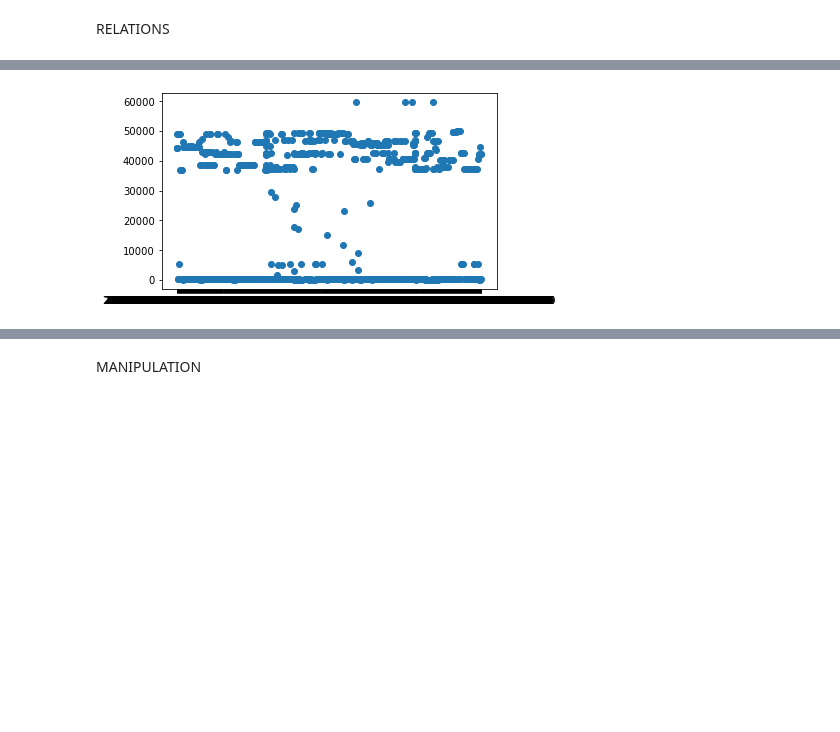
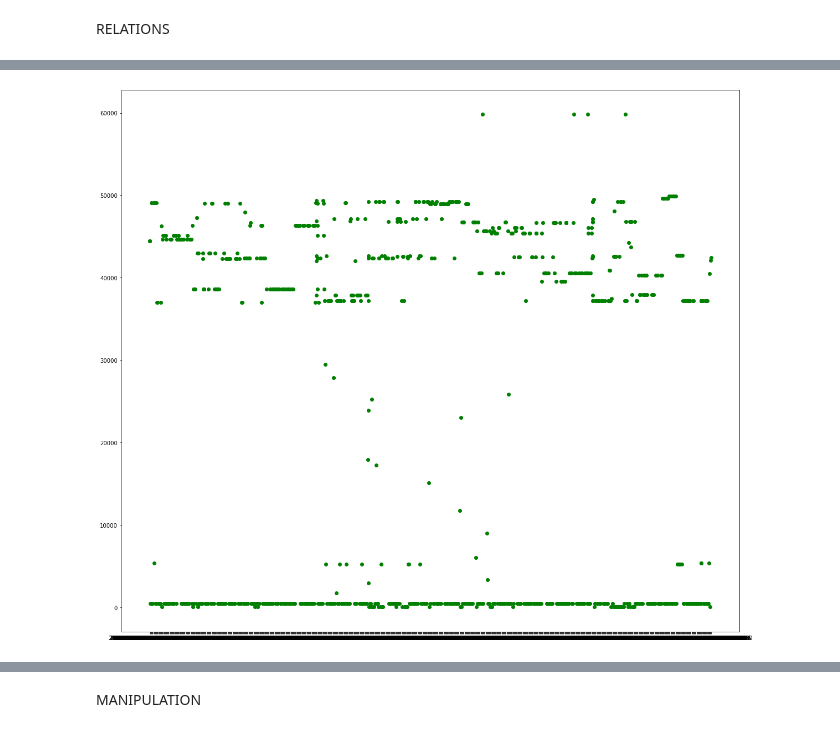
Before and after one commit to ghalibbajwa/Streaming-Detection-Using-Packet-Data, a Jupyter notebook: EDA.ipynb, the cells around one changed output, grey strips where cells are left out. Saved outputs shown, nothing was run; the diff lists cells and outputs as text; code cells hidden in the pictures; blank space fills up the shorter version.

```diff
--- a/EDA.ipynb
+++ b/EDA.ipynb
@@ -48,5 +91,3 @@ source port         368
 Absolute Time         0
 Cumulative Bytes      0
 dtype: int64
-# %%
-df=df[~df['source port'].isnull()].copy() # drop the rows with missing values
@@ -53,3 +103,6 @@ df=df[~df['source port'].isnull()].copy() # drop the rows with missing values
+# %%
+
+df['source port'].fillna(443,inplace=True) # fill the missing values with mode
 # %%
 print(df.isnull().sum()) # Re-check for missing values
 # %% [output]
@@ -61,8 +114,3 @@ source port         0
 Absolute Time       0
 Cumulative Bytes    0
 dtype: int64
-# %%
-label_encoder = preprocessing.LabelEncoder() # create a label encoder object
-
-df['Protocol']=label_encoder.fit_transform(df['Protocol']) # encode the protocol column, for later use
-print(df.head()['Protocol']) # check the encoded values
@@ -75,0 +123,22 @@ Name: Protocol, dtype: int32
+# %%
+
+#encoding the Protocol values
+df['Protocol']=df['Protocol'].replace('SSDP',1)
+df['Protocol']=df['Protocol'].replace('ARP',2)
+df['Protocol']=df['Protocol'].replace('TLSv1.2',3)
+df['Protocol']=df['Protocol'].replace('TCP',4)
+df['Protocol']=df['Protocol'].replace('MDNS',5)
+df['Protocol']=df['Protocol'].replace('DNS',6)
+df['Protocol']=df['Protocol'].replace('QUIC',7)
+df['Protocol']=df['Protocol'].replace('TLSv1.3',8)
+df['Protocol']=df['Protocol'].replace('IGMPv3',9)
+df['Protocol']=df['Protocol'].replace('SSL',10)
+df['Protocol']=df['Protocol'].replace('HTTP',11)
+df['Protocol']=df['Protocol'].replace('SSLv2',12)
+df['Protocol']=df['Protocol'].replace('ICMP',13)
+df['Protocol']=df['Protocol'].replace('NBNS',14)
+df['Protocol']=df['Protocol'].replace('ICMPv6',15)
+df['Protocol']=df['Protocol'].replace('TLSv1',16)
+df['Protocol']=df['Protocol'].replace('LLMNR',17)
+df['Protocol']=df['Protocol'].replace('XMPP/XML',18)
+df['Protocol']=df['Protocol'].replace('NTP',19)
@@ -87,12 +256,13 @@ sns.pairplot(dfshort, diag_kind = 'kde',
 # %%
 x=dfshort['Time']
 y=dfshort['source port']
+plt.figure(figsize=(20,20))
 plt.gcf().autofmt_xdate() # format the dates on the x-axis
-plt.scatter(x,y) # plot the data
+plt.scatter(x,y, color='g') # plot the data
 plt.show()
 plt.close()
 # %% [output]
-[figure, old version]
+[figure, new version]
 # %%
 x=dfshort['Time']
 y=dfshort['Length']
```
Also changed, not shown: parts of 23 cells of this notebook.
